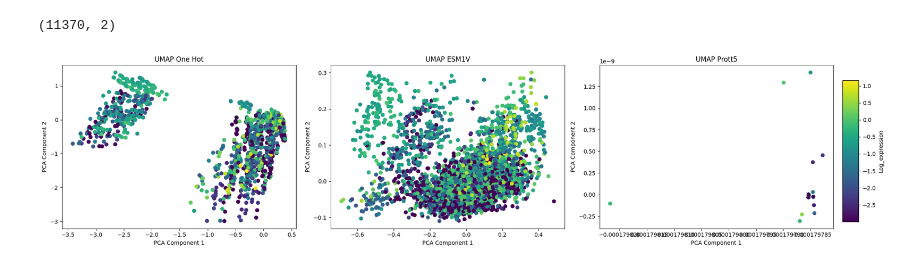
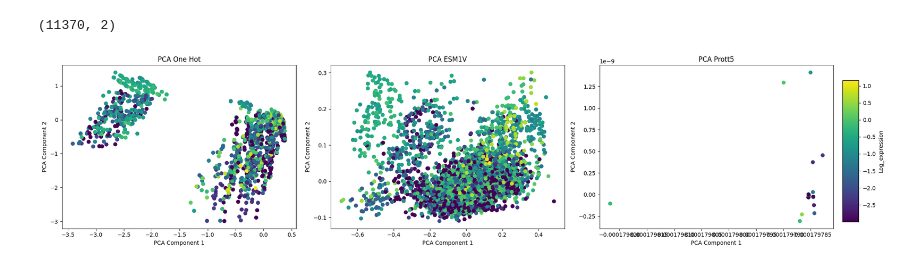
Before and after one commit to FabioHerrera97/Protein_Engineering_Code_Center, a Jupyter notebook: Tutorials/Prepare_and_Explore_data.ipynb, the cells around one changed output. Cells and saved outputs as stored; diff of their text form; code cells hidden in the pictures.

Commit message:
Create dimensionality reduction plotting function

```diff
--- a/Tutorials/Prepare_and_Explore_data.ipynb
+++ b/Tutorials/Prepare_and_Explore_data.ipynb
@@ -132,31 +132,35 @@ pca_prott5.shape
 # %% [output]
 (11370, 2)
 # %%
-fig, axes = plt.subplots(1, 3, figsize=(20, 5))
+def plot_dim_reduced_data(one_hot, esm1v, prott5, technique):
 
-scatter0 = axes[0].scatter(pca_one_hot[:, 0], pca_one_hot[:, 1], c=data_no_nan['Log_expression'])
-axes[0].set_xlabel('PCA Component 1')
-axes[0].set_ylabel('PCA Component 2')
-axes[0].set_title('UMAP One Hot')
+    fig, axes = plt.subplots(1, 3, figsize=(20, 5))
 
-scatter1 = axes[1].scatter(pca_esm1v[:, 0], pca_esm1v[:, 1], c=data_no_nan['Log_expression'])
-axes[1].set_xlabel('PCA Component 1')
-axes[1].set_ylabel('PCA Component 2')
-axes[1].set_title('UMAP ESM1V')
+    scatter0 = axes[0].scatter(one_hot[:, 0], one_hot[:, 1], c=data_no_nan['Log_expression'])
+    axes[0].set_xlabel('PCA Component 1')
+    axes[0].set_ylabel('PCA Component 2')
+    axes[0].set_title(f'{technique} One Hot')
 
-scatter2 = axes[2].scatter(pca_prott5[:, 0], pca_prott5[:, 1], c=data_no_nan['Log_expression'])
-axes[2].set_xlabel('PCA Component 1')
-axes[2].set_ylabel('PCA Component 2')
-axes[2].set_title('UMAP Prott5')
+    scatter1 = axes[1].scatter(esm1v[:, 0], esm1v[:, 1], c=data_no_nan['Log_expression'])
+    axes[1].set_xlabel('PCA Component 1')
+    axes[1].set_ylabel('PCA Component 2')
+    axes[1].set_title(f'{technique} ESM1V')
 
-cbar_ax = fig.add_axes([1, 0.15, 0.02, 0.7])  # [left, bottom, width, height]
-cbar = fig.colorbar(scatter2, cax=cbar_ax)
-cbar.set_label('Log_expression')
+    scatter2 = axes[2].scatter(prott5[:, 0], prott5[:, 1], c=data_no_nan['Log_expression'])
+    axes[2].set_xlabel('PCA Component 1')
+    axes[2].set_ylabel('PCA Component 2')
+    axes[2].set_title(f'{technique} Prott5')
 
-plt.tight_layout()
-plt.show()
+    cbar_ax = fig.add_axes([1, 0.15, 0.02, 0.7])  # [left, bottom, width, height]
+    cbar = fig.colorbar(scatter2, cax=cbar_ax)
+    cbar.set_label('Log_expression')
+
+    plt.tight_layout()
+    plt.show()
-# %% [output]
-[figure, removed]
+# %%
+plot_dim_reduced_data(pca_one_hot, pca_esm1v, pca_prott5, 'PCA')
+# %% [output]
+[figure, added]
 # %%
 reducer = umap.UMAP(n_components=2)
 
```
Also changed, not shown: parts of 4 cells of this notebook.
